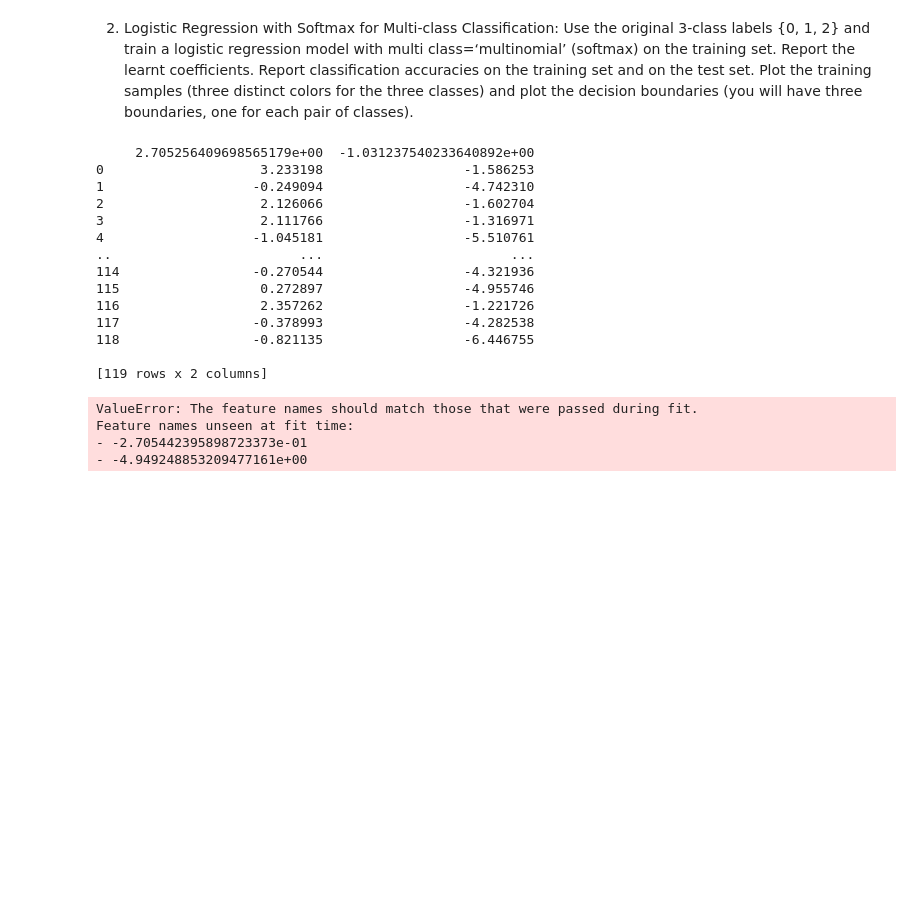
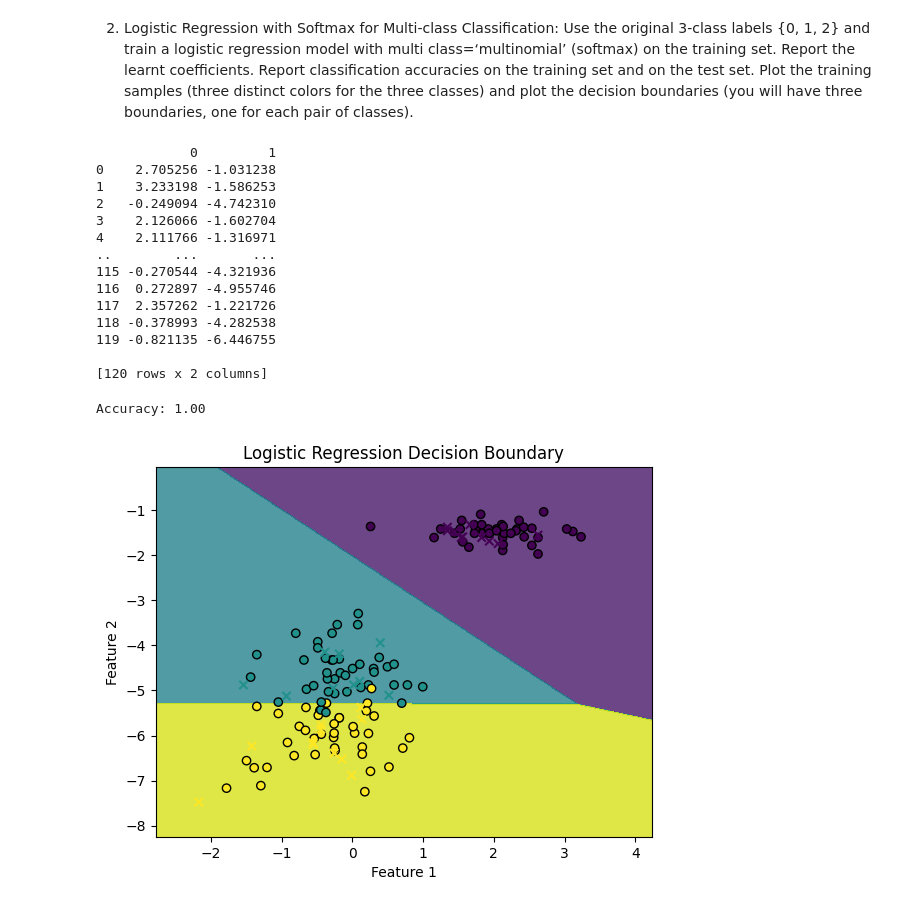
Before and after one commit to kilpy/Machine-Learning-6220, a Jupyter notebook: HW2/hw2-Garey.ipynb, the cells around one changed output. Drawn from its saved outputs; the diff is of its cells as text; code cells hidden in the pictures; blank space fills up the shorter version.

```diff
--- a/HW2/hw2-Garey.ipynb
+++ b/HW2/hw2-Garey.ipynb
@@ -20,10 +20,10 @@ pair of classes).
 # %%
 import pandas as pd
 # %%
-x_train = pd.read_csv("X_train.csv")
-x_test = pd.read_csv("X_test.csv")
-y_train = pd.read_csv("y_train.csv")
-y_test = pd.read_csv("y_test.csv")
+x_train = pd.read_csv("X_train.csv", header=None)
+x_test = pd.read_csv("X_test.csv", header=None)
+y_train = pd.read_csv("y_train.csv", header=None)
+y_test = pd.read_csv("y_test.csv", header=None)
 # %%
 # Each sample has two features and a label in {0, 1, 2}, corresponding to:
 # 0: Iris setosa; 1: Iris versicolor; 2: Iris virginica.
@@ -32,20 +32,20 @@ y_test = pd.read_csv("y_test.csv")
 # %%
 print(x_train)
 # %% [output]
-     2.705256409698565179e+00  -1.031237540233640892e+00
-0                    3.233198                  -1.586253
-1                   -0.249094                  -4.742310
-2                    2.126066                  -1.602704
-3                    2.111766                  -1.316971
-4                   -1.045181                  -5.510761
-..                        ...                        ...
-114                 -0.270544                  -4.321936
-115                  0.272897                  -4.955746
-116                  2.357262                  -1.221726
-117                 -0.378993                  -4.282538
-118                 -0.821135                  -6.446755
+            0         1
+0    2.705256 -1.031238
+1    3.233198 -1.586253
+2   -0.249094 -4.742310
+3    2.126066 -1.602704
+4    2.111766 -1.316971
+..        ...       ...
+115 -0.270544 -4.321936
+116  0.272897 -4.955746
+117  2.357262 -1.221726
+118 -0.378993 -4.282538
+119 -0.821135 -6.446755
 
-[119 rows x 2 columns]
+[120 rows x 2 columns]
 # %%
 # 1. Logisitic regression with Binary Classification:
 from sklearn.linear_model import LogisticRegression
@@ -53,14 +53,35 @@ from sklearn.metrics import accuracy_score
 
 # Train a logistic regression model on the training data
 model = LogisticRegression()
-model.fit(x_train, y_train)
+model.fit(x_train, y_train.values.ravel())
 # Make predictions on the test data
 y_pred = model.predict(x_test)
 # Calculate accuracy
 accuracy = accuracy_score(y_test, y_pred)
 print(f"Accuracy: {accuracy:.2f}")
 # %% [output]
-ValueError: The feature names should match those that were passed during fit.
-Feature names unseen at fit time:
-- -2.705442395898723373e-01
-- -4.949248853209477161e+00
+Accuracy: 1.00
+# %%
+# plot the decision boundary
+import matplotlib.pyplot as plt
+import numpy as np
+# Create a mesh grid for plotting decision boundary
+x_min, x_max = x_train[0].min() - 1, x_train[0].max() + 1
+y_min, y_max = x_train[1].min() - 1, x_train[1].max() + 1
+xx, yy = np.meshgrid(np.arange(x_min, x_max, 0.01),
+                     np.arange(y_min, y_max, 0.01))
+# Predict the class for each point in the mesh grid
+Z = model.predict(np.c_[xx.ravel(), yy.ravel()])
+Z = Z.reshape(xx.shape)
+# Plot the decision boundary
+plt.contourf(xx, yy, Z, alpha=0.8)
+# Plot the training points
+plt.scatter(x_train[0], x_train[1], c=y_train.values.ravel(), edgecolors='k', marker='o')
+# Plot the test points
+plt.scatter(x_test[0], x_test[1], c=y_pred, edgecolors='k', marker='x')
+plt.xlabel('Feature 1')
+plt.ylabel('Feature 2')
+plt.title('Logistic Regression Decision Boundary')
+plt.show()
+# %% [output]
+[figure, added]
```
